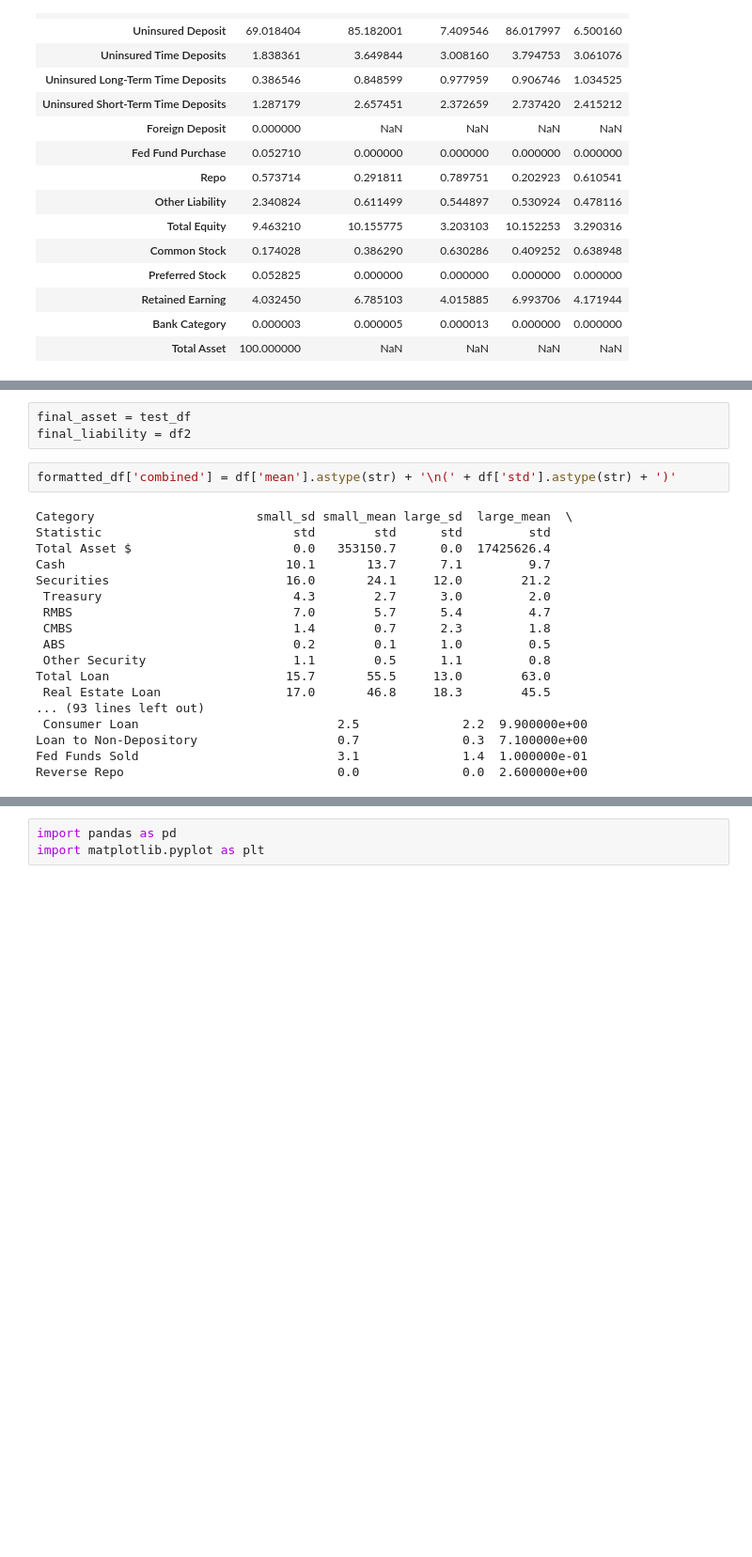
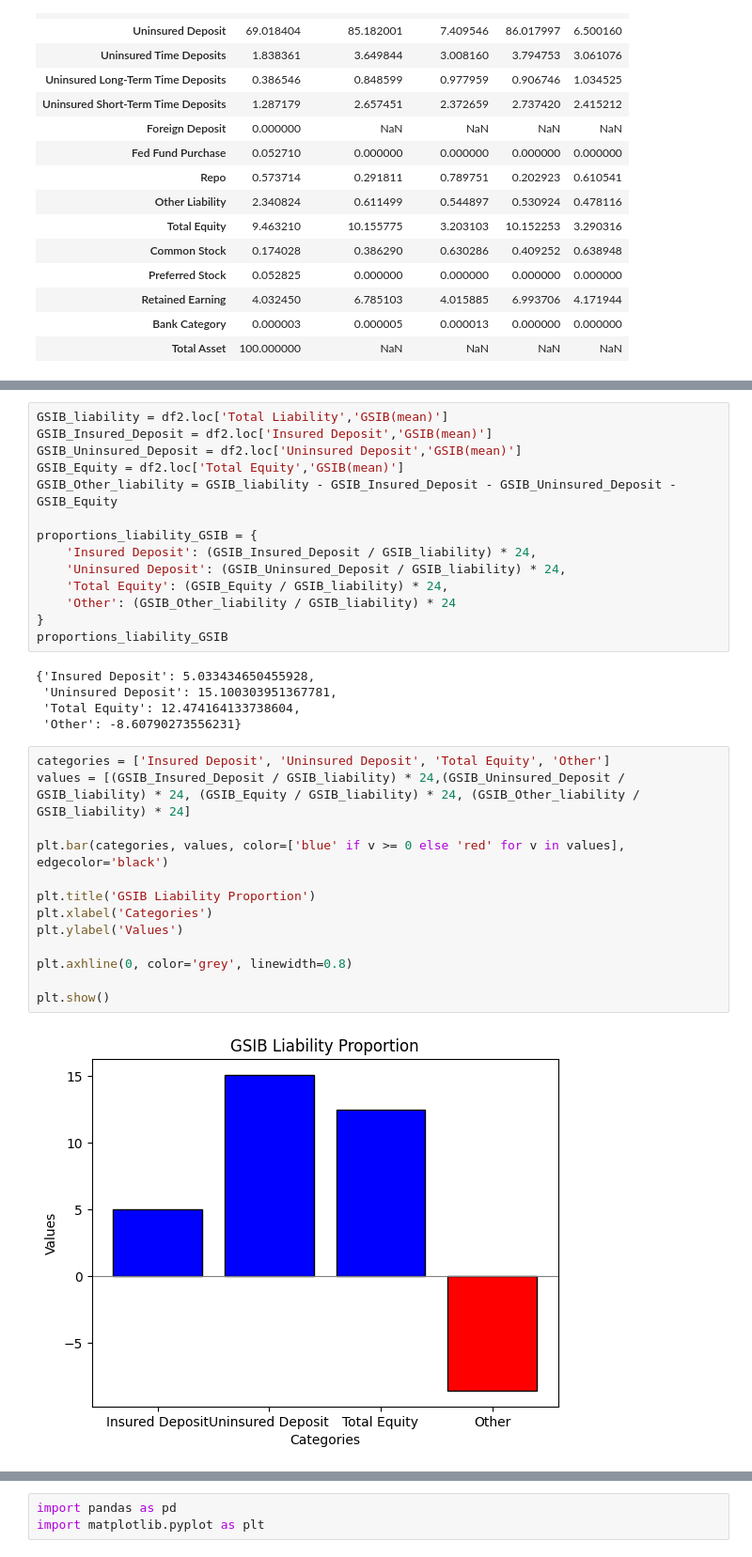
Before and after one commit to Nikkozhang/FINM32900-Final-Project, a Jupyter notebook: src/FinalProjectCode.ipynb, the cells around one changed output, grey strips where cells are left out. Shown at 94% size. Drawn from its saved outputs; the diff is of its cells as text; blank space fills up the shorter version.

```diff
--- a/src/FinalProjectCode.ipynb
+++ b/src/FinalProjectCode.ipynb
@@ -797,26 +864,37 @@ df2
 | Common Stock | 0.2 | 0.4 | 0.6 | 0.4 | 0.6 | 0.2 | 0.4 | ... |
 | Preferred Stock | 0.1 | 0.0 | 0.0 | 0.0 | 0.0 | 0.0 | 0.0 | ... |
 | Retained Earning | 4.0 | 6.8 | 4.0 | 7.0 | 4.2 | 5.6 | 2.8 | ... |
-# %%
-final_asset = test_df
-final_liability = df2
-# %%
-formatted_df['combined'] = df['mean'].astype(str) + '\n(' + df['std'].astype(str) + ')'
-# %% [output]
-Category                      small_sd small_mean large_sd  large_mean  \
-Statistic                          std        std      std         std
-Total Asset $                      0.0   353150.7      0.0  17425626.4
-Cash                              10.1       13.7      7.1         9.7
-Securities                        16.0       24.1     12.0        21.2
- Treasury                          4.3        2.7      3.0         2.0
- RMBS                              7.0        5.7      5.4         4.7
- CMBS                              1.4        0.7      2.3         1.8
- ABS                               0.2        0.1      1.0         0.5
- Other Security                    1.1        0.5      1.1         0.8
-Total Loan                        15.7       55.5     13.0        63.0
- Real Estate Loan                 17.0       46.8     18.3        45.5
-... (93 lines left out)
- Consumer Loan                           2.5              2.2  9.900000e+00
-Loan to Non-Depository                   0.7              0.3  7.100000e+00
-Fed Funds Sold                           3.1              1.4  1.000000e-01
-Reverse Repo                             0.0              0.0  2.600000e+00
+# %%
+GSIB_liability = df2.loc['Total Liability','GSIB(mean)']
+GSIB_Insured_Deposit = df2.loc['Insured Deposit','GSIB(mean)']
+GSIB_Uninsured_Deposit = df2.loc['Uninsured Deposit','GSIB(mean)']
+GSIB_Equity = df2.loc['Total Equity','GSIB(mean)']
+GSIB_Other_liability = GSIB_liability - GSIB_Insured_Deposit - GSIB_Uninsured_Deposit - GSIB_Equity
+
+proportions_liability_GSIB = {
+    'Insured Deposit': (GSIB_Insured_Deposit / GSIB_liability) * 24,
+    'Uninsured Deposit': (GSIB_Uninsured_Deposit / GSIB_liability) * 24,
+    'Total Equity': (GSIB_Equity / GSIB_liability) * 24,
+    'Other': (GSIB_Other_liability / GSIB_liability) * 24
+}
+proportions_liability_GSIB
+# %% [output]
+{'Insured Deposit': 5.033434650455928,
+ 'Uninsured Deposit': 15.100303951367781,
+ 'Total Equity': 12.474164133738604,
+ 'Other': -8.60790273556231}
+# %%
+categories = ['Insured Deposit', 'Uninsured Deposit', 'Total Equity', 'Other']
+values = [(GSIB_Insured_Deposit / GSIB_liability) * 24,(GSIB_Uninsured_Deposit / GSIB_liability) * 24, (GSIB_Equity / GSIB_liability) * 24, (GSIB_Other_liability / GSIB_liability) * 24]
+
+plt.bar(categories, values, color=['blue' if v >= 0 else 'red' for v in values], edgecolor='black')
+
+plt.title('GSIB Liability Proportion')
+plt.xlabel('Categories')
+plt.ylabel('Values')
+
+plt.axhline(0, color='grey', linewidth=0.8)
+
+plt.show()
+# %% [output]
+[figure, added]
```
Also changed, not shown: parts of 14 cells of this notebook.
